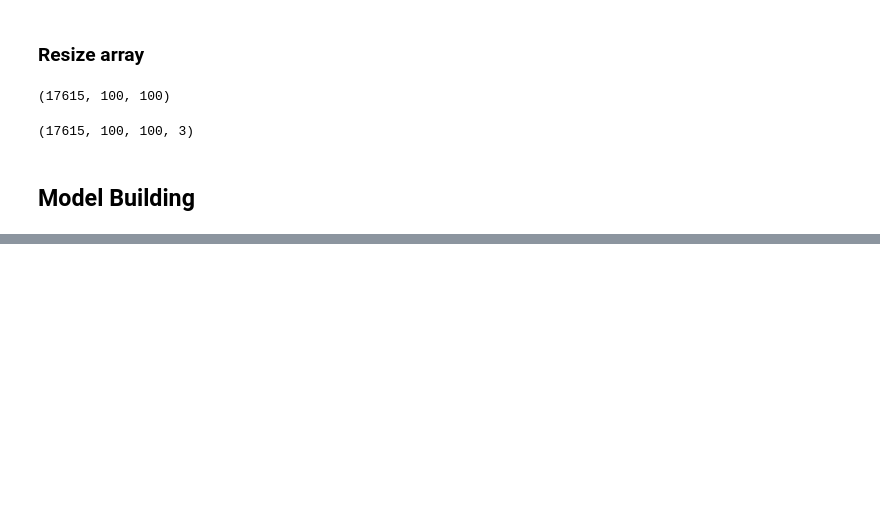
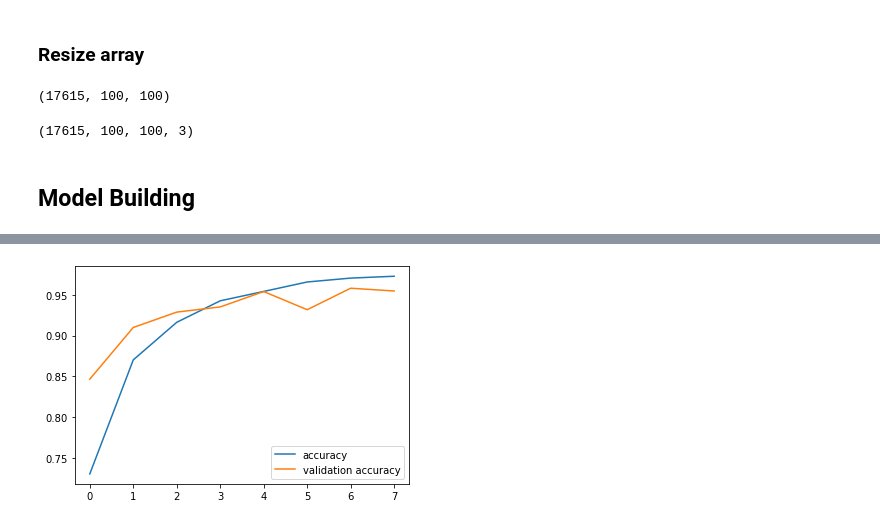
Before and after one commit to Azariagmt/pulmonary-disorder-detection-using-x-ray-images, a Jupyter notebook: notebooks/ResNet50V2.ipynb, the cells around one changed output, grey strips where cells are left out. Saved outputs shown, nothing was run; the diff lists cells and outputs as text; code cells hidden in the pictures; blank space fills up the shorter version.

Commit message:
ResNet50V2 pretrained model notebook ~95% accuracy History save for ResNet50V2

```diff
--- a/notebooks/ResNet50V2.ipynb
+++ b/notebooks/ResNet50V2.ipynb
@@ -40,3 +25,7 @@ type(X)
+# %%
+X = tf.keras.applications.resnet_v2.preprocess_input(
+    X, data_format=None
+)
 # %%
 from sklearn.model_selection import train_test_split
 # split the data
@@ -51,4 +38,9 @@ from tensorflow.keras.layers import *
 from tensorflow.keras.models import Sequential
 from tensorflow.keras.regularizers import *
 from tensorflow.keras.optimizers import Adam
+# %%
+model = tf.keras.models.Sequential()
+base_model = tf.keras.applications.ResNet50V2(
+    include_top=False, weights='imagenet',pooling='max'
+)
 # %%
@@ -98,0 +84,8 @@ print(tf.__version__)
+# %%
+# Using early stopping and reduce lr on plateau to control the performance
+cb_1 = tf.keras.callbacks.ReduceLROnPlateau(monitor='val_loss', factor=0.5, patience=1, min_lr=1e-5, verbose=0)
+cb_2 = tf.keras.callbacks.EarlyStopping(monitor='val_loss', min_delta=1e-6, patience=3, verbose=1, mode='auto', restore_best_weights=True)
+
+cbs = [cb_1 , cb_2 ]
+# %%
+history = model.fit(X_train, y_train,validation_data=(X_test, y_test), epochs=8, callbacks=cbs,verbose=1)
@@ -98,0 +109,4 @@ print(tf.__version__)
+# %%
+accuracy_graph(history)
+# %% [output]
+[figure, added]
```
Also changed, not shown: parts of 17 cells of this notebook, 1 other file.
